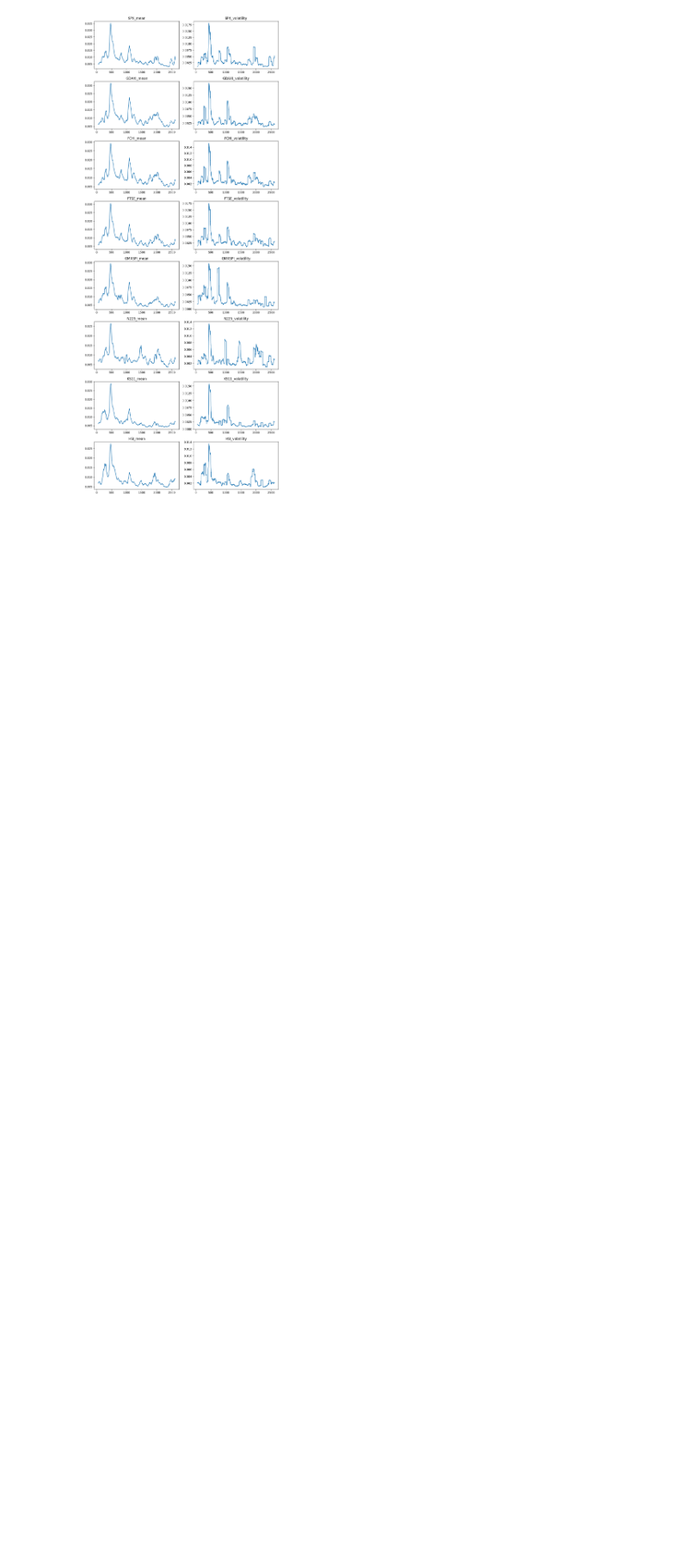
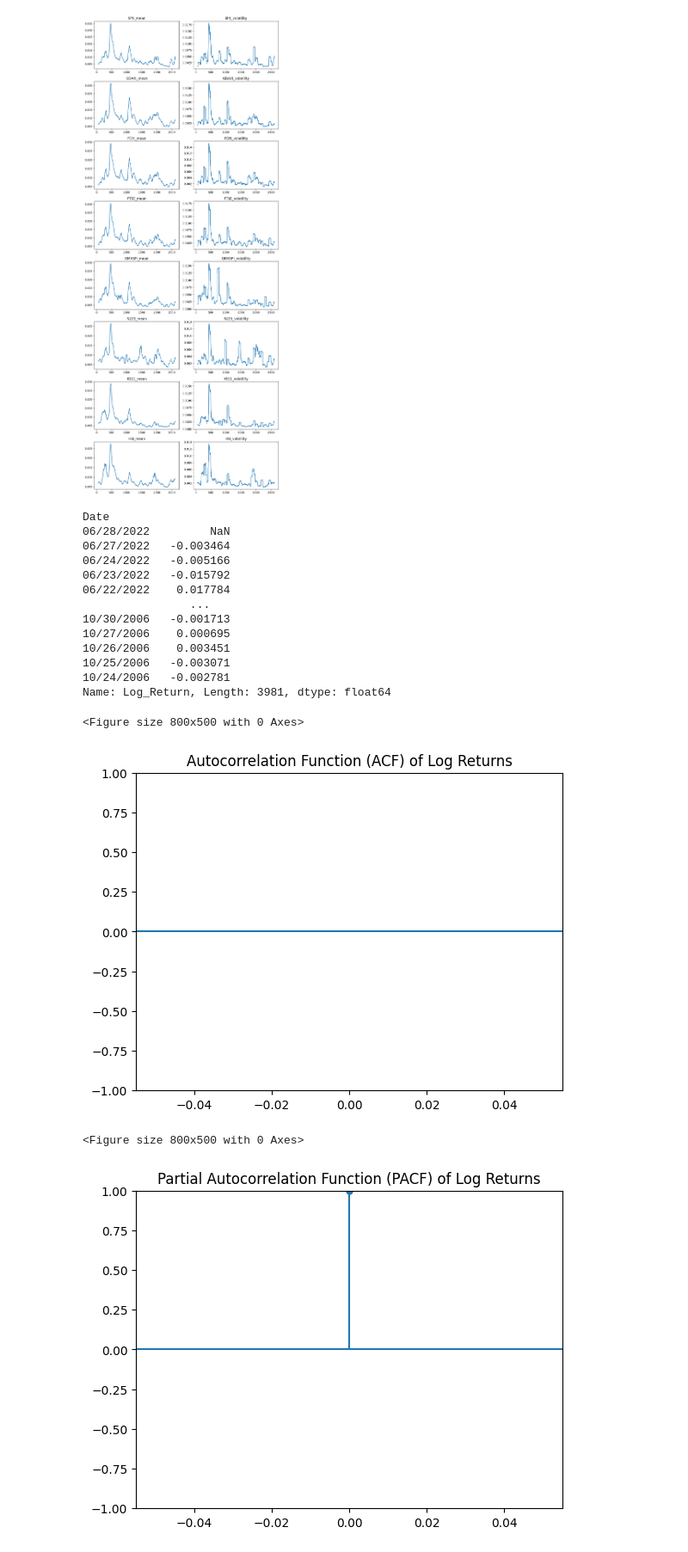
Before and after one commit to ryanliwendi/QuantSC-Project, a Jupyter notebook: Data Preprocessing.ipynb, the cells around one changed output. Shown: that part at 86% size. Saved outputs shown, nothing was run; the diff lists cells and outputs as text; code cells hidden in the pictures; blank space fills up the shorter version.

```diff
--- a/Data Preprocessing.ipynb
+++ b/Data Preprocessing.ipynb
@@ -60,0 +76,40 @@ plt.show()
+# %%
+from statsmodels.graphics.tsaplots import plot_acf, plot_pacf
+ticker = 'GDAXI'
+df_p = pd.read_csv("global index etf return/"+ticker+'.csv', index_col=0)
+#df['Date'] = pd.to_datetime(df['Date'], format="%m/%d/%Y")
+df_p['Price'] = df_p['Price'].str.replace(',', '').astype(float)
+df_p['return'] = df_p['Price'].pct_change().dropna() * 100
+df_p['Log_Return'] = np.log(df_p['Price'] / df_p['Price'].shift(1))
+print(df_p['Log_Return'])
+plt.figure(figsize=(8, 5))
+plot_acf(df_p['Log_Return'], lags=30)  # Adjust lags as needed
+plt.title("Autocorrelation Function (ACF) of Log Returns")
+plt.show()
+plt.figure(figsize=(8, 5))
+plot_pacf(df_p['Log_Return'], lags=30, method='ywm')  # 'ywm' method for stable results
+plt.title("Partial Autocorrelation Function (PACF) of Log Returns")
+plt.show()
+# # Plot
+# fig, ax = plt.subplots(figsize=(16,8))
+# ax.plot(df['return'], color='lightcoral')
+# ax.set(title='df', ylabel='% Return')
+# plt.show()
+# %% [output]
+Date
+06/28/2022         NaN
+06/27/2022   -0.003464
+06/24/2022   -0.005166
+06/23/2022   -0.015792
+06/22/2022    0.017784
+                ...
+10/30/2006   -0.001713
+10/27/2006    0.000695
+10/26/2006    0.003451
+10/25/2006   -0.003071
+10/24/2006   -0.002781
+Name: Log_Return, Length: 3981, dtype: float64
+<Figure size 800x500 with 0 Axes>
+[figure, added]
+<Figure size 800x500 with 0 Axes>
+[figure, added]
```
Also changed, not shown: parts of 5 cells of this notebook, 10 other files.
